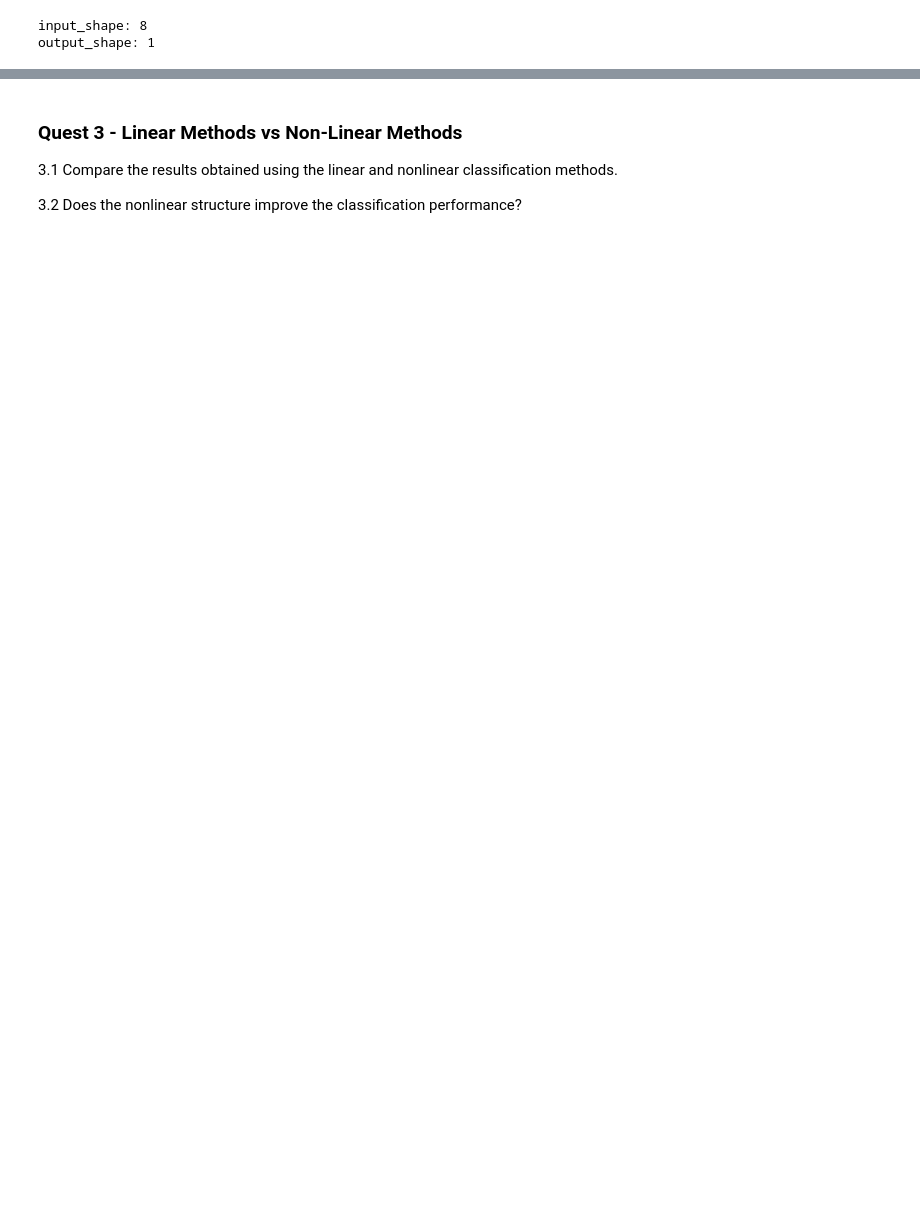
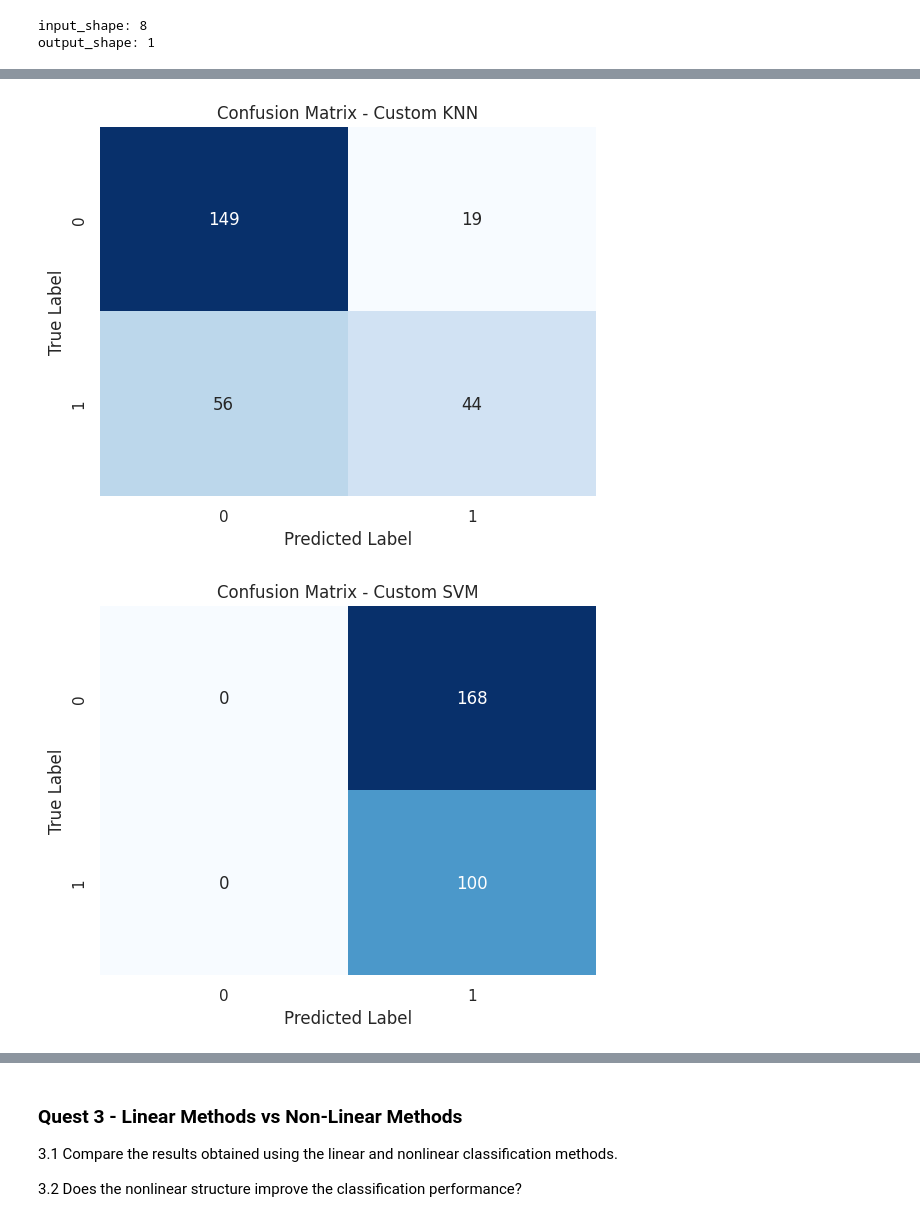
Before and after one commit to Felipecordeiiro/ICA, a Jupyter notebook: hw3/main.ipynb, the cells around one changed output, grey strips where cells are left out. Drawn from its saved outputs; the diff is of its cells as text; code cells hidden in the pictures; blank space fills up the shorter version.

Commit message:
add: Confusion matriz for non-linear models

```diff
--- a/hw3/main.ipynb
+++ b/hw3/main.ipynb
@@ -1921,0 +1922,9 @@ weighted avg       0.68      0.59      0.59       268
+# %%
+# Now, we can also plot confusion matrices for the non-linear as well.
+plot_confusion_matrix(y_test, pred_knn, "Custom KNN")
+plot_confusion_matrix(y_test, pred_svm, "Custom SVM")
+plot_confusion_matrix(y_true_labels, y_pred_labels, "Custom MLP")
+plot_confusion_matrix(y_test, pred_qda, "Custom QDA")
+# %% [output]
+[figure, added]
+[figure, added]
```
Also changed, not shown: parts of 9 cells of this notebook.
